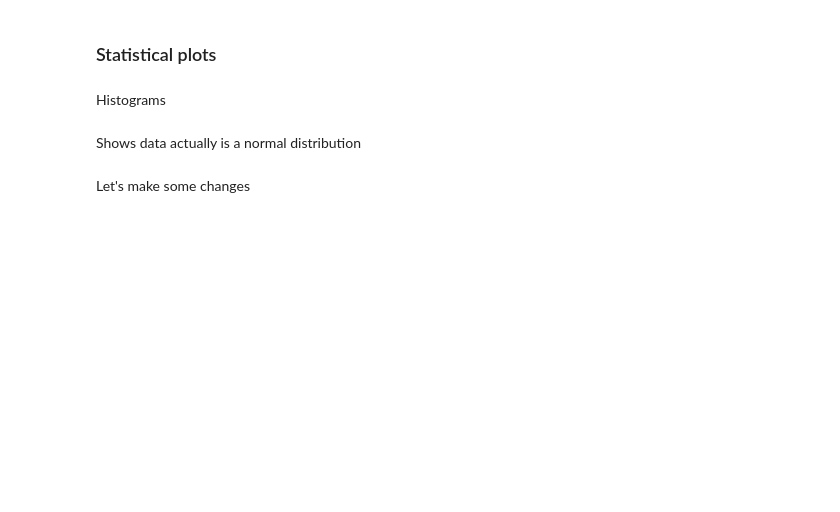
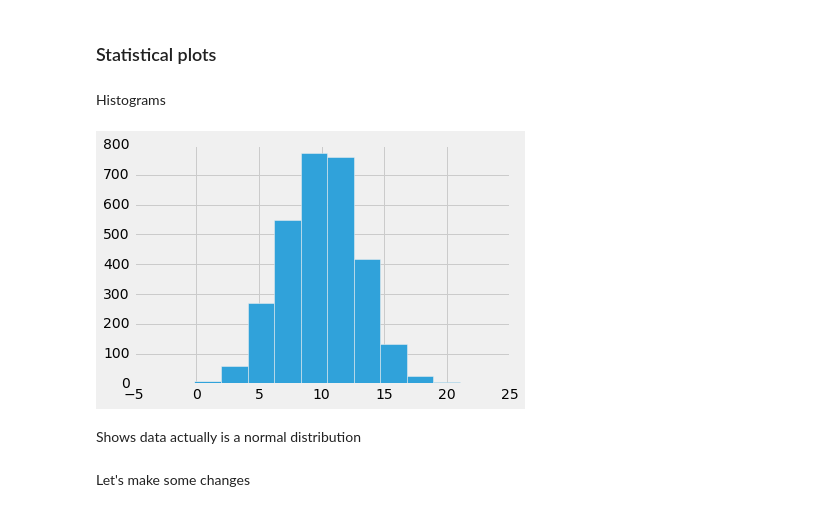
Before and after one commit to eric-sf/DS-SF-40, a Jupyter notebook: notebooks/Pandas 2 and Plotting (In class).ipynb, the cells around one changed output. Cells and saved outputs as stored; diff of their text form; code cells hidden in the pictures; blank space fills up the shorter version.

```diff
--- a/notebooks/Pandas 2 and Plotting (In class).ipynb
+++ b/notebooks/Pandas 2 and Plotting (In class).ipynb
@@ -580,6 +553,9 @@ Histograms
 a = np.random.normal(loc=10,size=3000, scale=3)
 # %%
 #Make a histogram of a
+plt.hist(a);
+# %% [output]
+[figure, added]
 # %% [markdown]
 Shows data actually is a normal distribution
 # %% [markdown]
```
Also changed, not shown: parts of 33 cells of this notebook, 7 other files.
